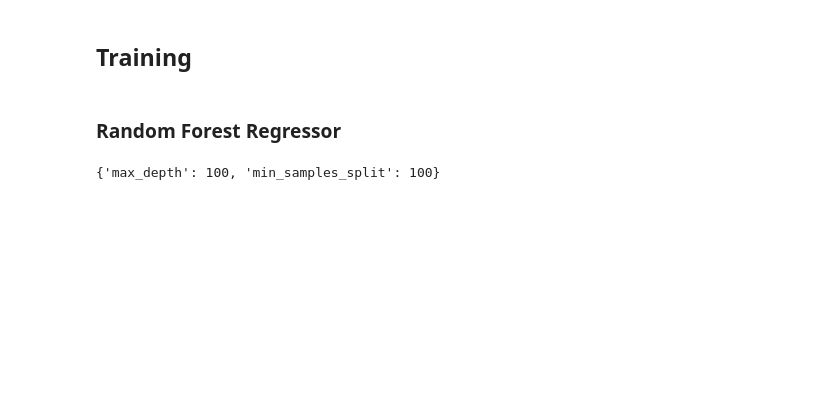
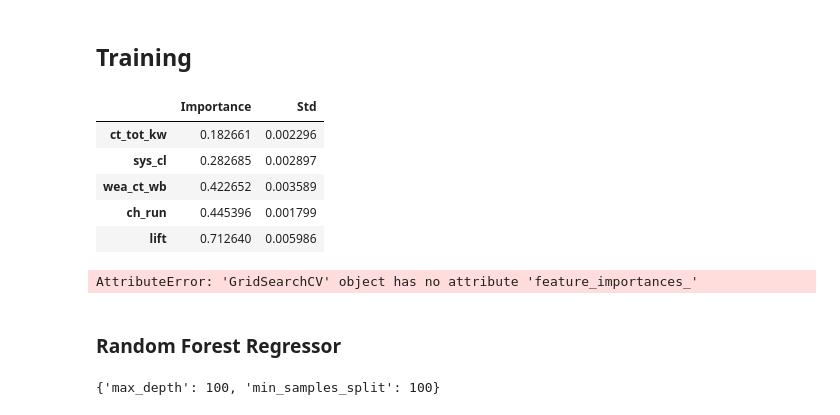
Before and after one commit to kaerintern/optimization, a Jupyter notebook: parklane/parklane_ch_sysef_pred.ipynb, the cells around one changed output. Saved outputs shown, nothing was run; the diff lists cells and outputs as text; code cells hidden in the pictures; blank space fills up the shorter version.

```diff
--- a/parklane/parklane_ch_sysef_pred.ipynb
+++ b/parklane/parklane_ch_sysef_pred.ipynb
@@ -89,7 +112,7 @@ ch_sysef_df.head(5)
 ## Training
 # %%
 # train_test split
-X = ch_sysef_df[['lift', 'sys_cl', 'ct_tot_kw', 'ch_run']]
+X = ch_sysef_df[['lift', 'sys_cl', 'ct_tot_kw', 'ch_run', 'wea_ct_wb']]
 y = ch_sysef_df[['ch_sysef']]
 
 X_train, X_test, y_train, y_test = train_test_split(X, y, random_state=42, test_size=0.2)
@@ -114,8 +137,34 @@ regr = RandomForestRegressor()
 grid_search.fit(X_train, y_train)
 
 ## save model
-filename = 'RF_first_both_ch.sav'
+filename = 'RF_first_both_ch_wb.sav'
 pickle.dump(grid_search, open(filename, 'wb'))
+# %%
+from sklearn.inspection import permutation_importance
+
+result = permutation_importance(grid_search, X_test, y_test, random_state=42)
+perm_importances = result.importances_mean
+perm_std = result.importances_std
+sorted_idx = perm_importances.argsort()
+feature_names = X_test.columns
+
+pd.DataFrame({'Importance': perm_importances, 'Std': perm_std}, index=feature_names[sorted_idx]).sort_values('Importance',ascending=True)
+# %% [output]
+|  | Importance | Std |
+| ct_tot_kw | 0.182661 | 0.002296 |
+| sys_cl | 0.282685 | 0.002897 |
+| wea_ct_wb | 0.422652 | 0.003589 |
+| ch_run | 0.445396 | 0.001799 |
+| lift | 0.712640 | 0.005986 |
+# %%
+global_importances = pd.Series(grid_search.feature_importances_, index=X_train.columns)
+global_importances.sort_values(ascending=True, inplace=True)
+global_importances.plot.barh(color='green')
+plt.xlabel("Importance")
+plt.ylabel("Feature")
+plt.title("Global Feature Importance - Built-in Method")
+# %% [output]
+AttributeError: 'GridSearchCV' object has no attribute 'feature_importances_'
 # %% [markdown]
 ### Random Forest Regressor
 # %%
```
Also changed, not shown: parts of 14 cells of this notebook, 1 other file.
